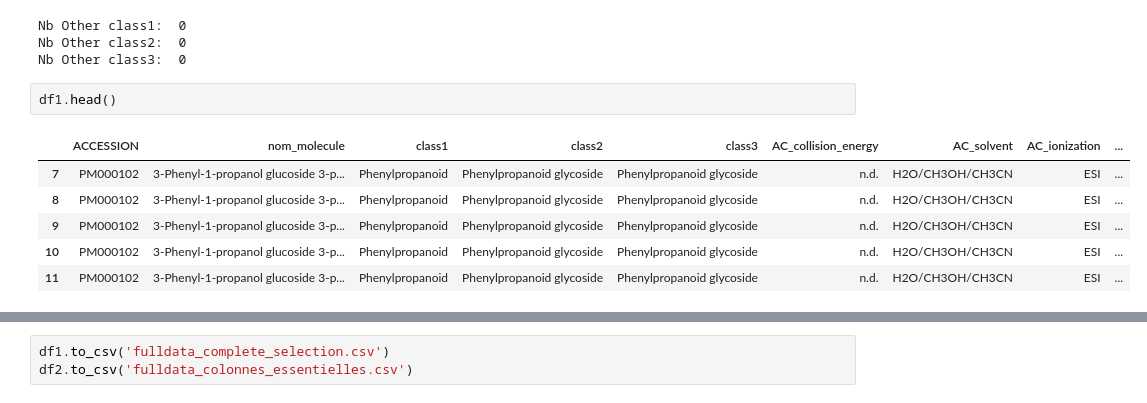
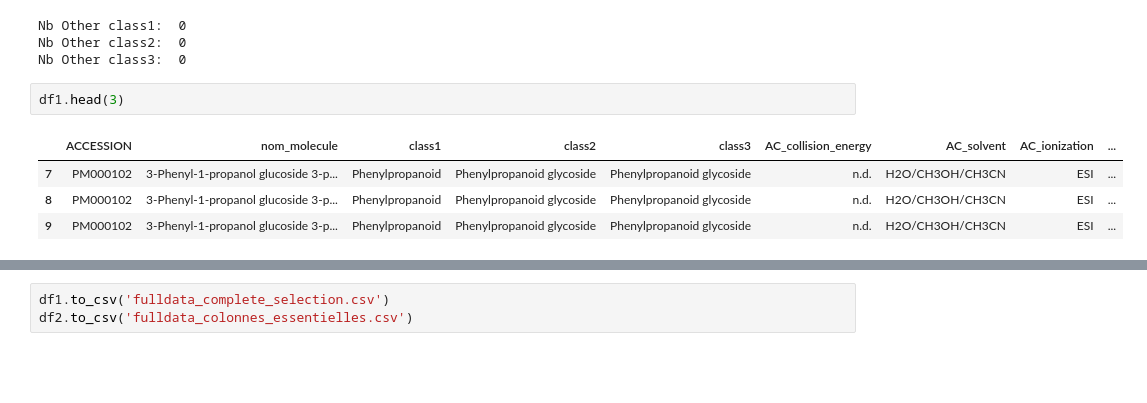
Before and after one commit to margreg/Classification-de-m-tabolite-secondaire-partir-de-spectres-de-masse, a Jupyter notebook: data_cleaning.ipynb, the cells around one changed output, grey strips where cells are left out. Cells and saved outputs as stored; diff of their text form; blank space fills up the shorter version.

```diff
--- a/data_cleaning.ipynb
+++ b/data_cleaning.ipynb
@@ -180,11 +176,9 @@ Nb Other class1:  0
 Nb Other class2:  0
 Nb Other class3:  0
 # %%
-df1.head()
+df1.head(3)
 # %% [output]
 |  | ACCESSION | nom_molecule | class1 | class2 | class3 | AC_collision_energy | AC_solvent | AC_ionization | ... |
 | 7 | PM000102 | 3-Phenyl-1-propanol glucoside 3-p... | Phenylpropanoid | Phenylpropanoid glycoside | Phenylpropanoid glycoside | n.d. | H2O/CH3OH/CH3CN | ESI | ... |
 | 8 | PM000102 | 3-Phenyl-1-propanol glucoside 3-p... | Phenylpropanoid | Phenylpropanoid glycoside | Phenylpropanoid glycoside | n.d. | H2O/CH3OH/CH3CN | ESI | ... |
 | 9 | PM000102 | 3-Phenyl-1-propanol glucoside 3-p... | Phenylpropanoid | Phenylpropanoid glycoside | Phenylpropanoid glycoside | n.d. | H2O/CH3OH/CH3CN | ESI | ... |
-| 10 | PM000102 | 3-Phenyl-1-propanol glucoside 3-p... | Phenylpropanoid | Phenylpropanoid glycoside | Phenylpropanoid glycoside | n.d. | H2O/CH3OH/CH3CN | ESI | ... |
-| 11 | PM000102 | 3-Phenyl-1-propanol glucoside 3-p... | Phenylpropanoid | Phenylpropanoid glycoside | Phenylpropanoid glycoside | n.d. | H2O/CH3OH/CH3CN | ESI | ... |
```
Also changed, not shown: parts of 6 cells of this notebook, 3 other files.
